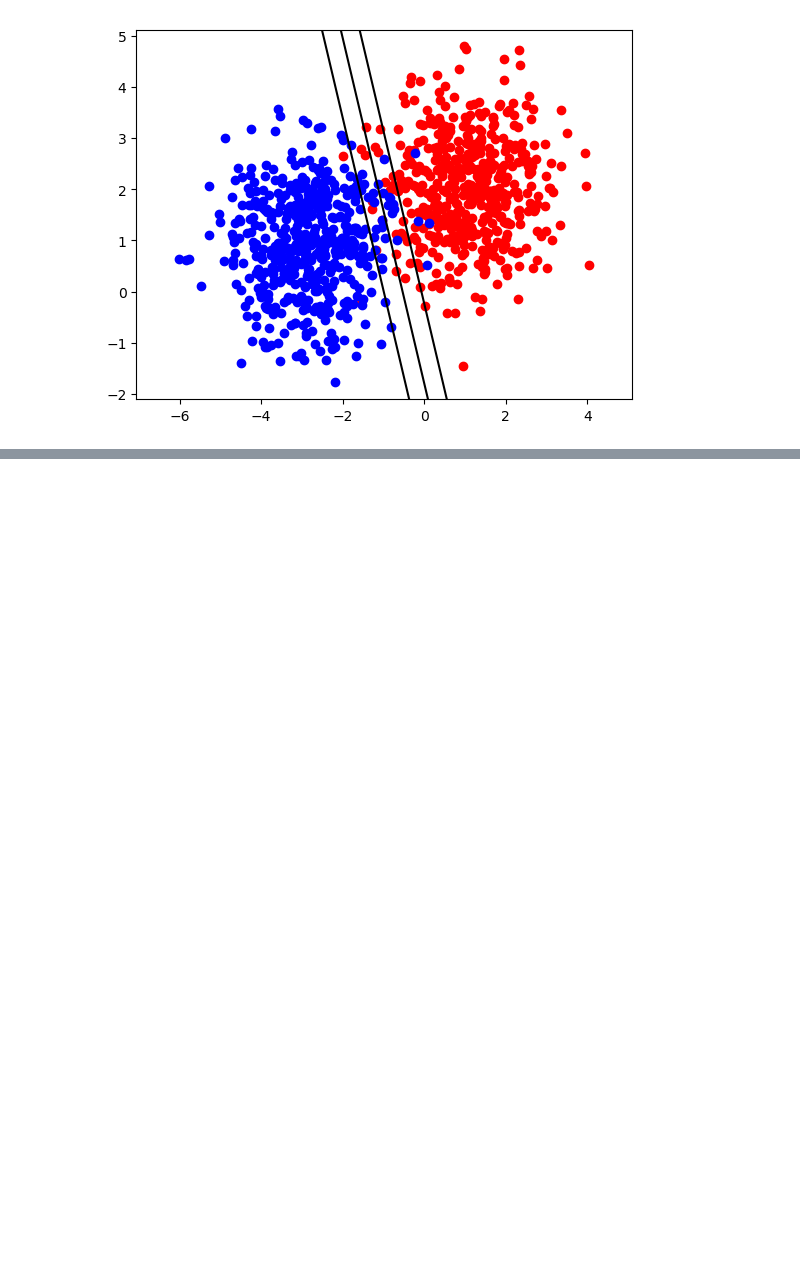
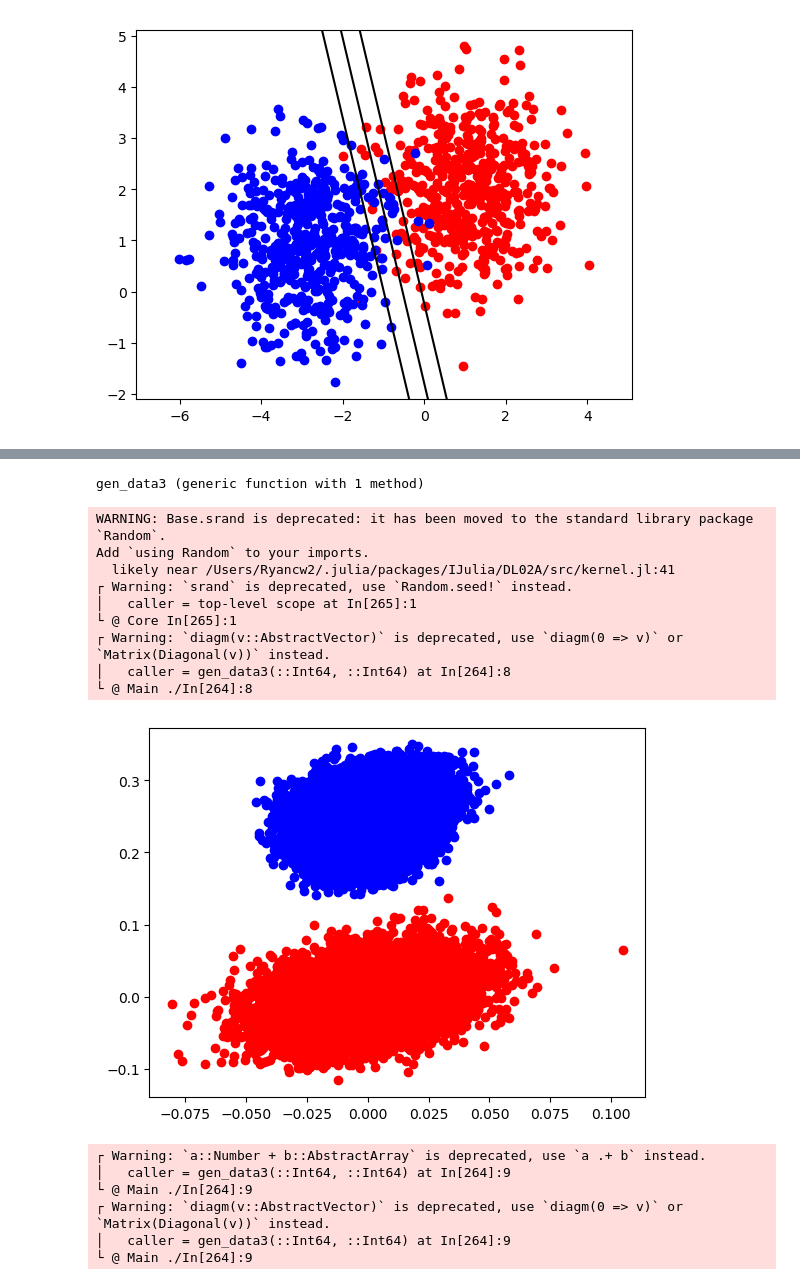
Before and after one commit to adelarue/cos_2019, a Jupyter notebook: 7_advanced_jump/Session7NotebookPart2.ipynb, the cells around one changed output, grey strips where cells are left out. Saved outputs shown, nothing was run; the diff lists cells and outputs as text; code cells hidden in the pictures; blank space fills up the shorter version.

```diff
--- a/7_advanced_jump/Session7NotebookPart2.ipynb
+++ b/7_advanced_jump/Session7NotebookPart2.ipynb
@@ -118,0 +142,16 @@ Also discuss what changes to this code you would make, to make your code scale.
+# %%
+# Function to generate some random test data
+function gen_data2(N, M)
+    n=2 #dimensionality of the data
+
+    x=randn(2, N)
+    y=randn(2,M)
+
+    x = x*LinearAlgebra.diagm(vec(0.5*rand(1,N)./sqrt(sum(x.^2))));
+    y = y*LinearAlgebra.diagm(vec((2+rand(1,N))./sqrt(sum(y.^2))));
+    T = [1 -1; 2 1];
+
+    x = T*x;  y = T*y;
+
+    return x,y
+end
@@ -118,0 +316,39 @@ Also discuss what changes to this code you would make, to make your code scale.
+# %%
+# Function to generate some random test data
+function gen_data3(N, M)
+    n=2 #dimensionality of the data
+
+    x=randn(2, N)
+    y=randn(2,M)+10*ones(2,M)
+
+    x = x*LinearAlgebra.diagm(vec(0.5*rand(1,N)./sqrt(sum(x.^2))));
+    y = y*LinearAlgebra.diagm(vec((2+rand(1,N))./sqrt(sum(y.^2))));
+    T = [10 -10; 20 10];
+
+    x = T*x;  y = T*y;
+
+    return x,y
+end
+# %% [output]
+gen_data3 (generic function with 1 method)
+# %%
+srand(1234)
+dims=50000
+x,y=gen_data3(dims,dims)
+# %% [output]
+WARNING: Base.srand is deprecated: it has been moved to the standard library package `Random`.
+Add `using Random` to your imports.
+  likely near /Users/Ryancw2/.julia/packages/IJulia/DL02A/src/kernel.jl:41
+┌ Warning: `srand` is deprecated, use `Random.seed!` instead.
+│   caller = top-level scope at In[265]:1
+└ @ Core In[265]:1
+┌ Warning: `diagm(v::AbstractVector)` is deprecated, use `diagm(0 => v)` or `Matrix(Diagonal(v))` instead.
+│   caller = gen_data3(::Int64, ::Int64) at In[264]:8
+└ @ Main ./In[264]:8
+[figure, added]
+┌ Warning: `a::Number + b::AbstractArray` is deprecated, use `a .+ b` instead.
+│   caller = gen_data3(::Int64, ::Int64) at In[264]:9
+└ @ Main ./In[264]:9
+┌ Warning: `diagm(v::AbstractVector)` is deprecated, use `diagm(0 => v)` or `Matrix(Diagonal(v))` instead.
+│   caller = gen_data3(::Int64, ::Int64) at In[264]:9
+└ @ Main ./In[264]:9
```
Also changed, not shown: parts of 27 cells of this notebook, 1 other file.
